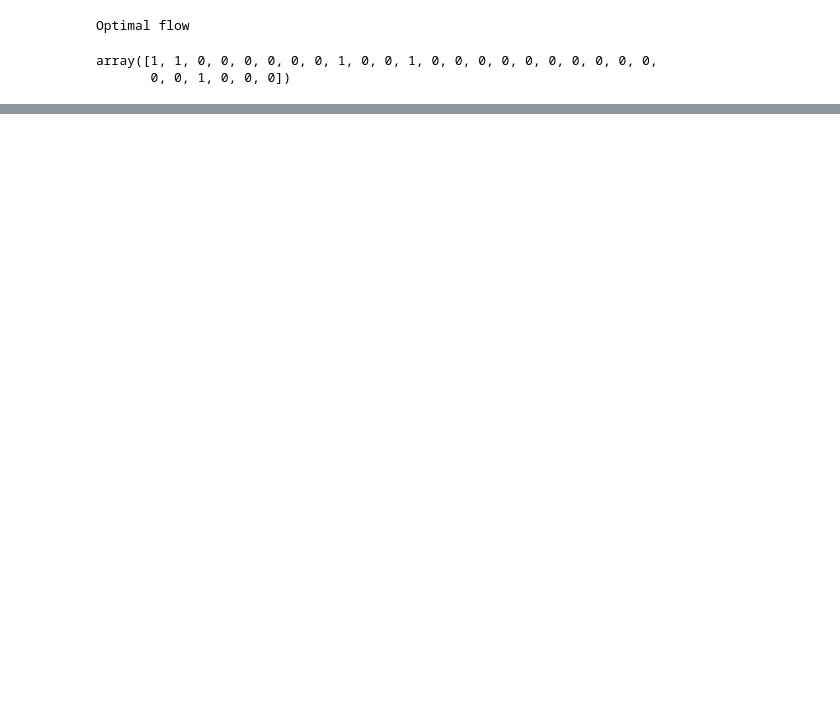
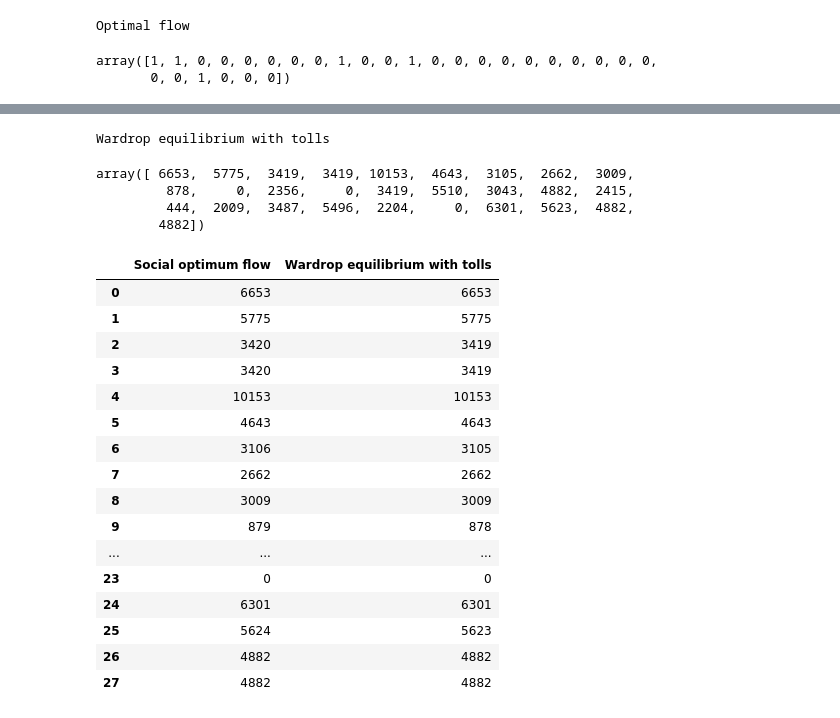
Before and after one commit to alecasel/Network-Dynamics-And-Learning, a Jupyter notebook: h1/Homework1.ipynb, the cells around one changed output, grey strips where cells are left out. Saved outputs shown, nothing was run; the diff lists cells and outputs as text; code cells hidden in the pictures; blank space fills up the shorter version.

```diff
--- a/h1/Homework1.ipynb
+++ b/h1/Homework1.ipynb
@@ -505,0 +742,17 @@ array([1, 1, 0, 0, 0, 0, 0, 0, 1, 0, 0, 1, 0, 0, 0, 0, 0, 0, 0, 0, 0, 0,
+# %%
+# Construct the problem.
+flow = cp.Variable(n_edges) # scalar optimization variable
+# np.shape(l*C) = (28,)
+# np.shape(np.ones(n_edges)-(f/C)) = (28,)
+objective = cp.Minimize((cp.multiply(l,C) @ cp.inv_pos(np.ones(n_edges)-(flow/C))) - l.T @ C - l.T @ flow) # cost function
+constraints = [B @ flow == nu_external_inflow, flow >= 0] # constraints on network flow
+prob = cp.Problem(objective, constraints)
+
+# The optimal objective value is returned by `prob.solve()`.
+opt_so2_flow_cost_2 = prob.solve()
+# The optimal value for f is stored in `f.value`.
+social_opt_flow_2 = flow.value
+
+rounded_social_opt_flow_2 = [round(v) for v in social_opt_flow_2]
+print("Social optimum flow")
+np.array(rounded_social_opt_flow_2)
@@ -505,0 +783,44 @@ array([1, 1, 0, 0, 0, 0, 0, 0, 1, 0, 0, 1, 0, 0, 0, 0, 0, 0, 0, 0, 0, 0,
+# %%
+flow = cp.Variable(n_edges) # scalar optimization variable
+objective = cp.Minimize((l*C).T @ (cp.log(C)-cp.log(C-flow)) -l.T @ flow + omegas.T @ flow) #transposition to adapt dimensions
+constraints = [B @ flow == nu_external_inflow, flow >= 0] # constraints on network flow
+prob = cp.Problem(objective, constraints)
+
+# The optimal objective value is returned by `prob.solve()`.
+opt_ward_eq_tolls_cost_2 = prob.solve()
+# The optimal value for f is stored in `f.value`.
+wardrop_flow_with_tolls_2 = flow.value
+
+rounded_wardrop_flow_with_tolls_2 = [round(v) for v in wardrop_flow_with_tolls_2]
+print("Wardrop equilibrium with tolls")
+np.array(rounded_wardrop_flow_with_tolls_2)
+# %% [output]
+Wardrop equilibrium with tolls
+array([ 6653,  5775,  3419,  3419, 10153,  4643,  3105,  2662,  3009,
+         878,     0,  2356,     0,  3419,  5510,  3043,  4882,  2415,
+         444,  2009,  3487,  5496,  2204,     0,  6301,  5623,  4882,
+        4882])
+# %%
+df_flows_2 = pd.DataFrame()
+df_flows_2['Social optimum flow'] = rounded_social_opt_flow_2
+df_flows_2['Wardrop equilibrium with tolls'] = rounded_wardrop_flow_with_tolls_2
+
+df_flows_2
+# %% [output]
+|  | Social optimum flow | Wardrop equilibrium with tolls |
+| 0 | 6653 | 6653 |
+| 1 | 5775 | 5775 |
+| 2 | 3420 | 3419 |
+| 3 | 3420 | 3419 |
+| 4 | 10153 | 10153 |
+| 5 | 4643 | 4643 |
+| 6 | 3106 | 3105 |
+| 7 | 2662 | 2662 |
+| 8 | 3009 | 3009 |
+| 9 | 879 | 878 |
+| ... | ... | ... |
+| 23 | 0 | 0 |
+| 24 | 6301 | 6301 |
+| 25 | 5624 | 5623 |
+| 26 | 4882 | 4882 |
+| 27 | 4882 | 4882 |
```
Also changed, not shown: parts of 31 cells of this notebook.
